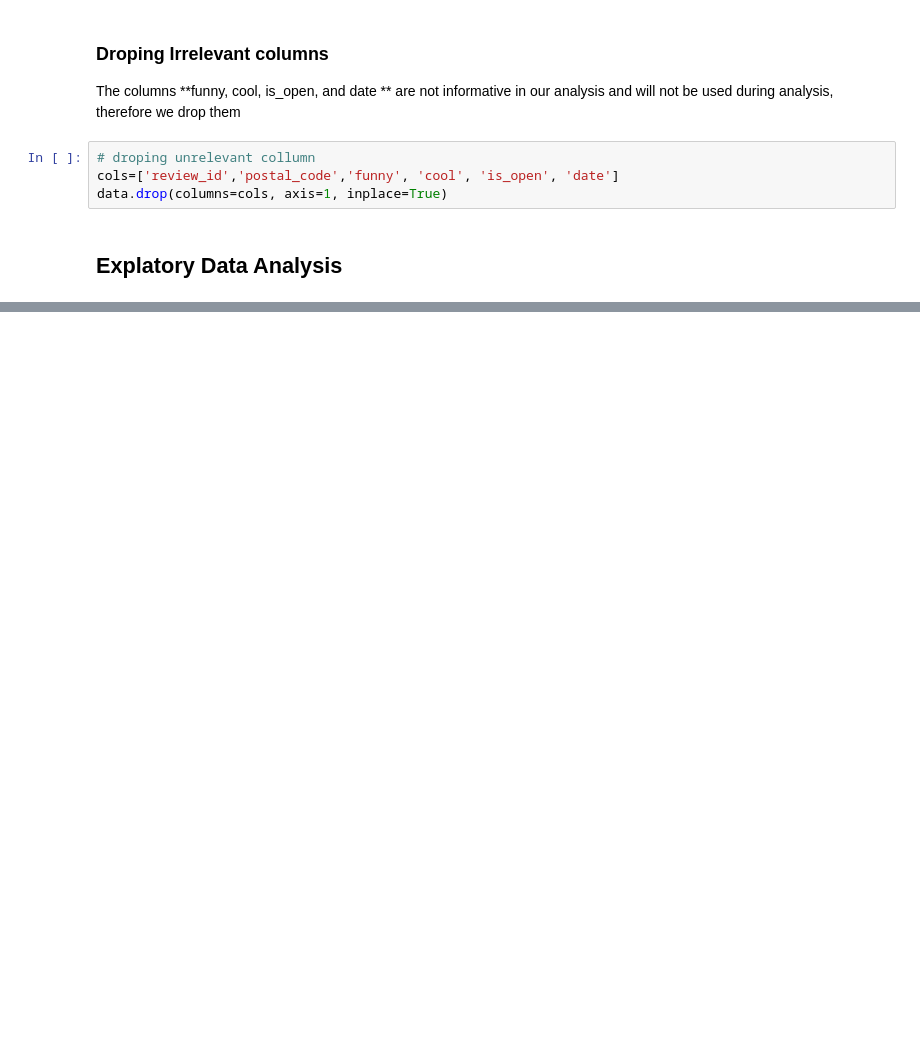
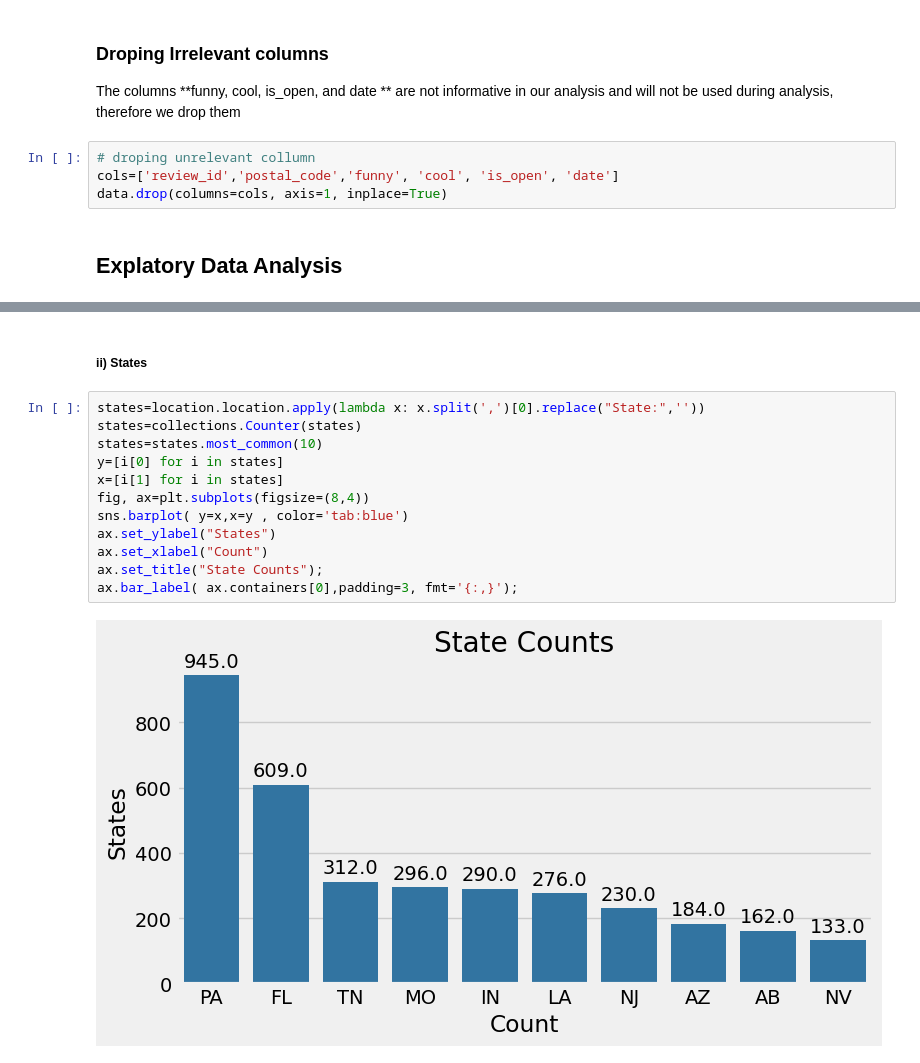
Before and after one commit to sha-ddie/Restaurant-Recommender-System, a Jupyter notebook: student.ipynb, the cells around one changed output, grey strips where cells are left out. Saved outputs shown, nothing was run; the diff lists cells and outputs as text; blank space fills up the shorter version.

```diff
--- a/student.ipynb
+++ b/student.ipynb
@@ -341,0 +423,16 @@ data.drop(columns=cols, axis=1, inplace=True)
+# %% [markdown]
+##### ii) States
+# %%
+states=location.location.apply(lambda x: x.split(',')[0].replace("State:",''))
+states=collections.Counter(states)
+states=states.most_common(10)
+y=[i[0] for i in states]
+x=[i[1] for i in states]
+fig, ax=plt.subplots(figsize=(8,4))
+sns.barplot( y=x,x=y , color='tab:blue')
+ax.set_ylabel("States")
+ax.set_xlabel("Count")
+ax.set_title("State Counts");
+ax.bar_label( ax.containers[0],padding=3, fmt='{:,}');
+# %% [output]
+[figure, added]
```
Also changed, not shown: parts of 16 cells of this notebook.
